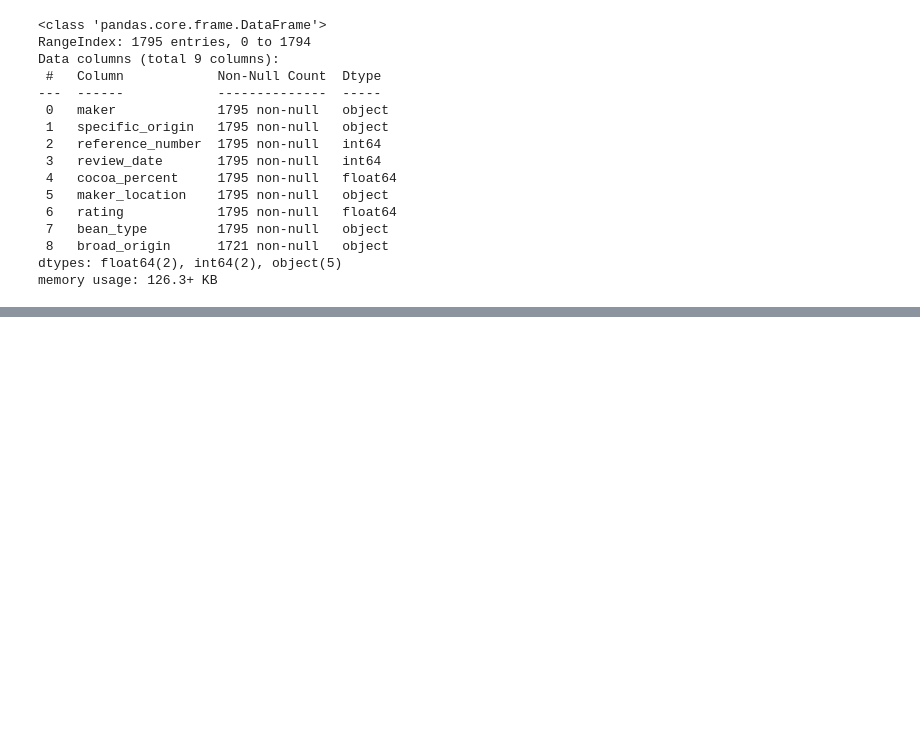
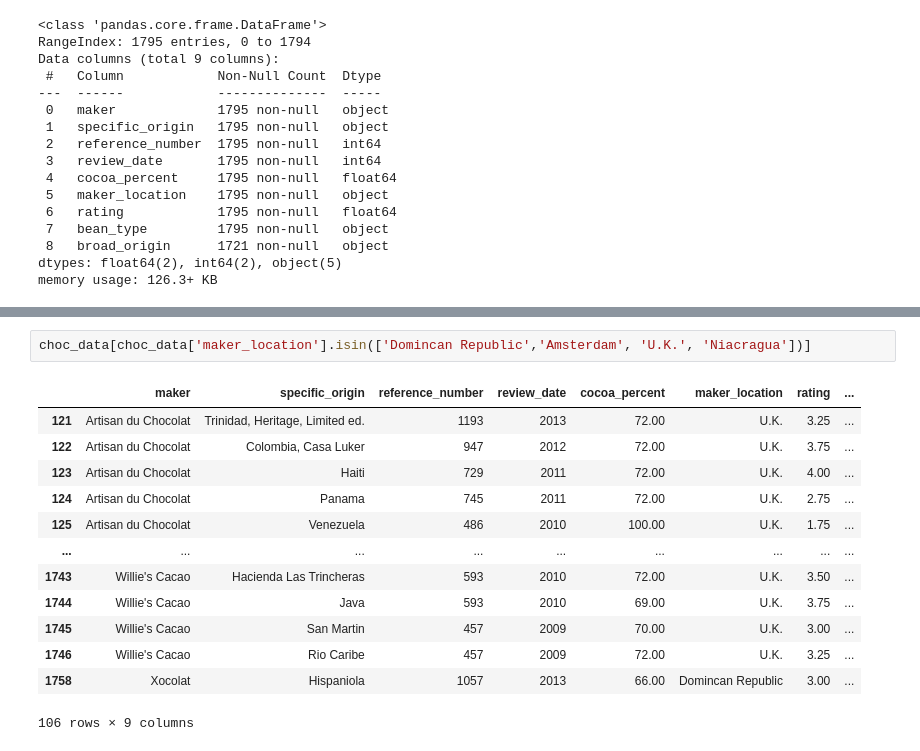
Before and after one commit to fasthill/google-ML-crash-course, a Jupyter notebook: 10. supervised similarity.ipynb, the cells around one changed output, grey strips where cells are left out. Cells and saved outputs as stored; diff of their text form; blank space fills up the shorter version.

```diff
--- a/10. supervised similarity.ipynb
+++ b/10. supervised similarity.ipynb
@@ -62,0 +100,16 @@ memory usage: 126.3+ KB
+# %%
+choc_data[choc_data['maker_location'].isin(['Domincan Republic','Amsterdam', 'U.K.', 'Niacragua'])]
+# %% [output]
+|  | maker | specific_origin | reference_number | review_date | cocoa_percent | maker_location | rating | ... |
+| 121 | Artisan du Chocolat | Trinidad, Heritage, Limited ed. | 1193 | 2013 | 72.00 | U.K. | 3.25 | ... |
+| 122 | Artisan du Chocolat | Colombia, Casa Luker | 947 | 2012 | 72.00 | U.K. | 3.75 | ... |
+| 123 | Artisan du Chocolat | Haiti | 729 | 2011 | 72.00 | U.K. | 4.00 | ... |
+| 124 | Artisan du Chocolat | Panama | 745 | 2011 | 72.00 | U.K. | 2.75 | ... |
+| 125 | Artisan du Chocolat | Venezuela | 486 | 2010 | 100.00 | U.K. | 1.75 | ... |
+| ... | ... | ... | ... | ... | ... | ... | ... | ... |
+| 1743 | Willie's Cacao | Hacienda Las Trincheras | 593 | 2010 | 72.00 | U.K. | 3.50 | ... |
+| 1744 | Willie's Cacao | Java | 593 | 2010 | 69.00 | U.K. | 3.75 | ... |
+| 1745 | Willie's Cacao | San Martin | 457 | 2009 | 70.00 | U.K. | 3.00 | ... |
+| 1746 | Willie's Cacao | Rio Caribe | 457 | 2009 | 72.00 | U.K. | 3.25 | ... |
+| 1758 | Xocolat | Hispaniola | 1057 | 2013 | 66.00 | Domincan Republic | 3.00 | ... |
+106 rows × 9 columns
```
Also changed, not shown: parts of 26 cells of this notebook.
